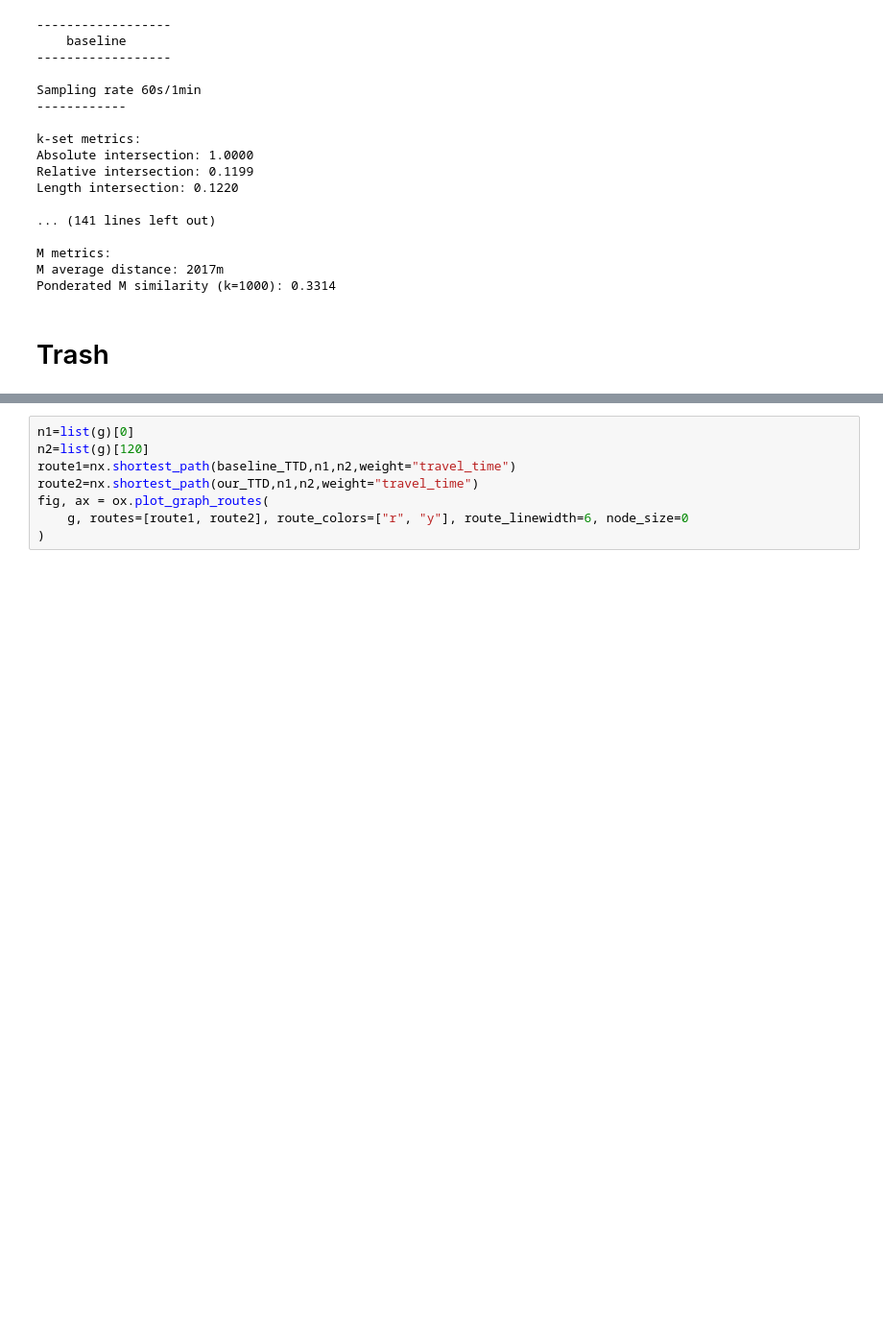
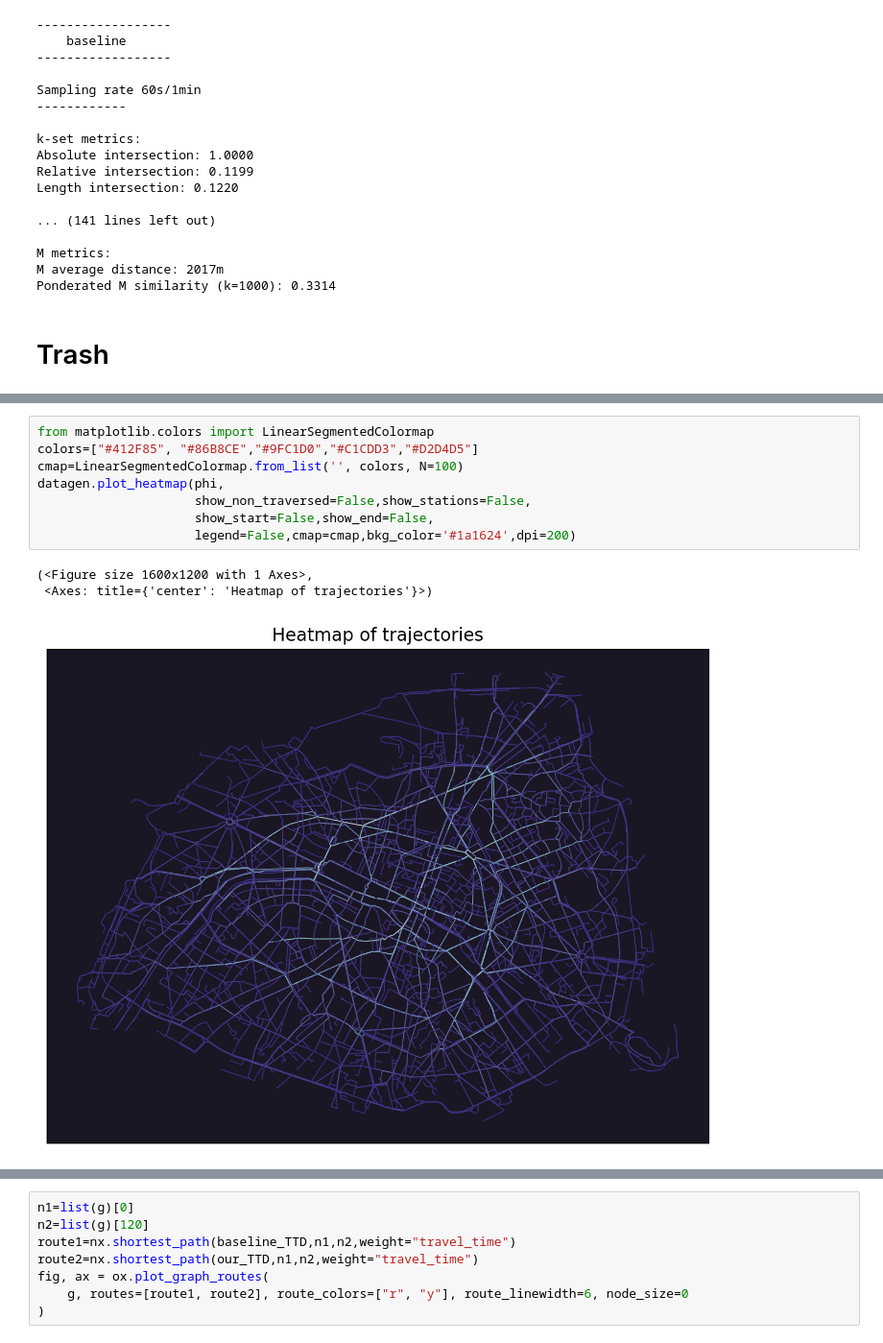
Before and after one commit to JaviAnton/UC-Project-Group-1, a Jupyter notebook: final/main.ipynb, the cells around one changed output, grey strips where cells are left out. Shown at 96% size. Drawn from its saved outputs; the diff is of its cells as text; blank space fills up the shorter version.

```diff
--- a/final/main.ipynb
+++ b/final/main.ipynb
@@ -548,3 +614,15 @@ def minimize_absolute_error_path(graph, start_node, end_node, measured_weight, c
+# %%
+from matplotlib.colors import LinearSegmentedColormap
+colors=["#412F85", "#86B8CE","#9FC1D0","#C1CDD3","#D2D4D5"]
+cmap=LinearSegmentedColormap.from_list('', colors, N=100)
+datagen.plot_heatmap(phi,
+                     show_non_traversed=False,show_stations=False,
+                     show_start=False,show_end=False,
+                     legend=False,cmap=cmap,bkg_color='#1a1624',dpi=200)
+# %% [output]
+(<Figure size 1600x1200 with 1 Axes>,
+ <Axes: title={'center': 'Heatmap of trajectories'}>)
+[figure, added]
 # %%
 
 # Example usage:
```
Also changed, not shown: parts of 9 cells of this notebook.
